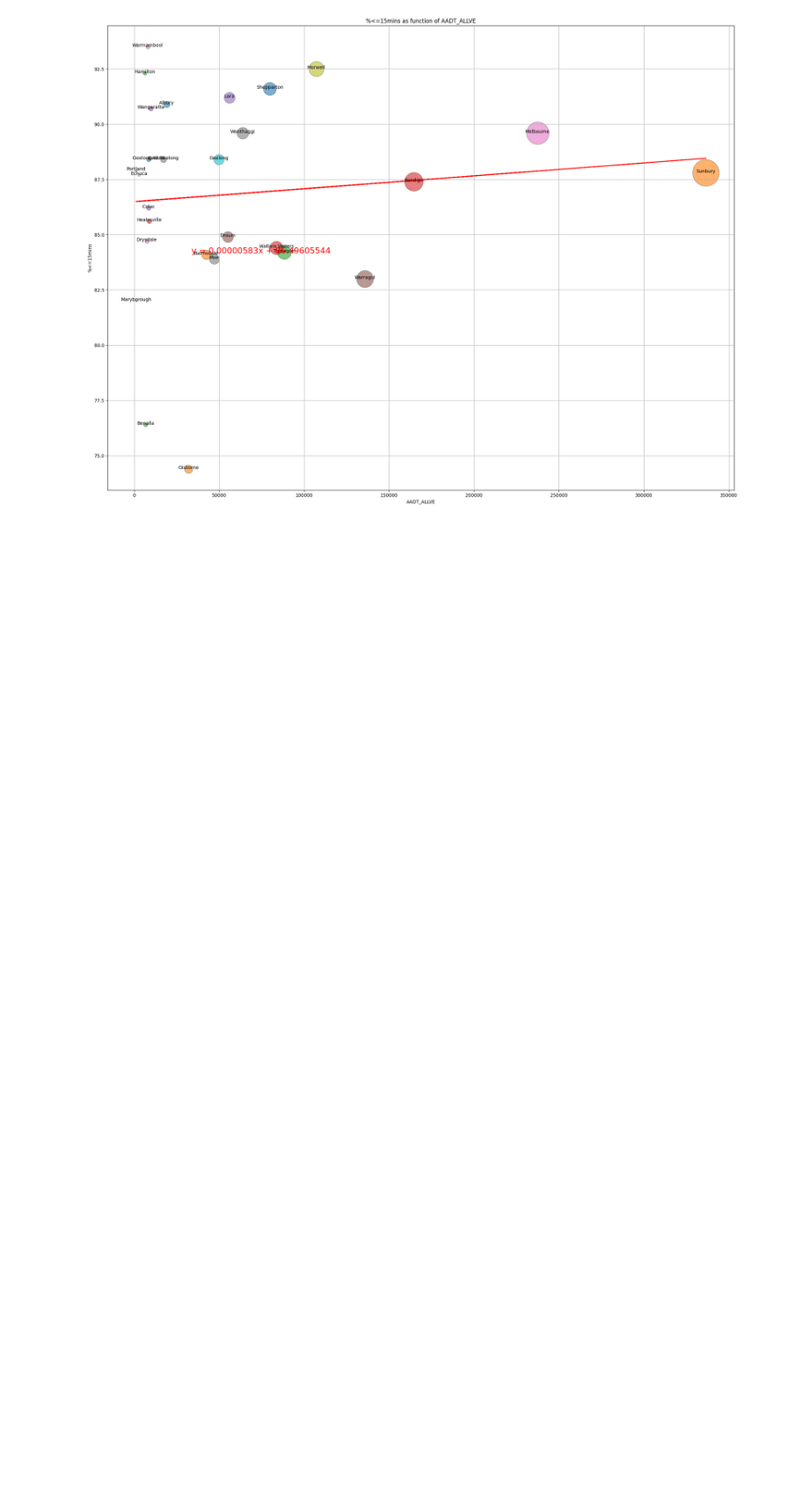
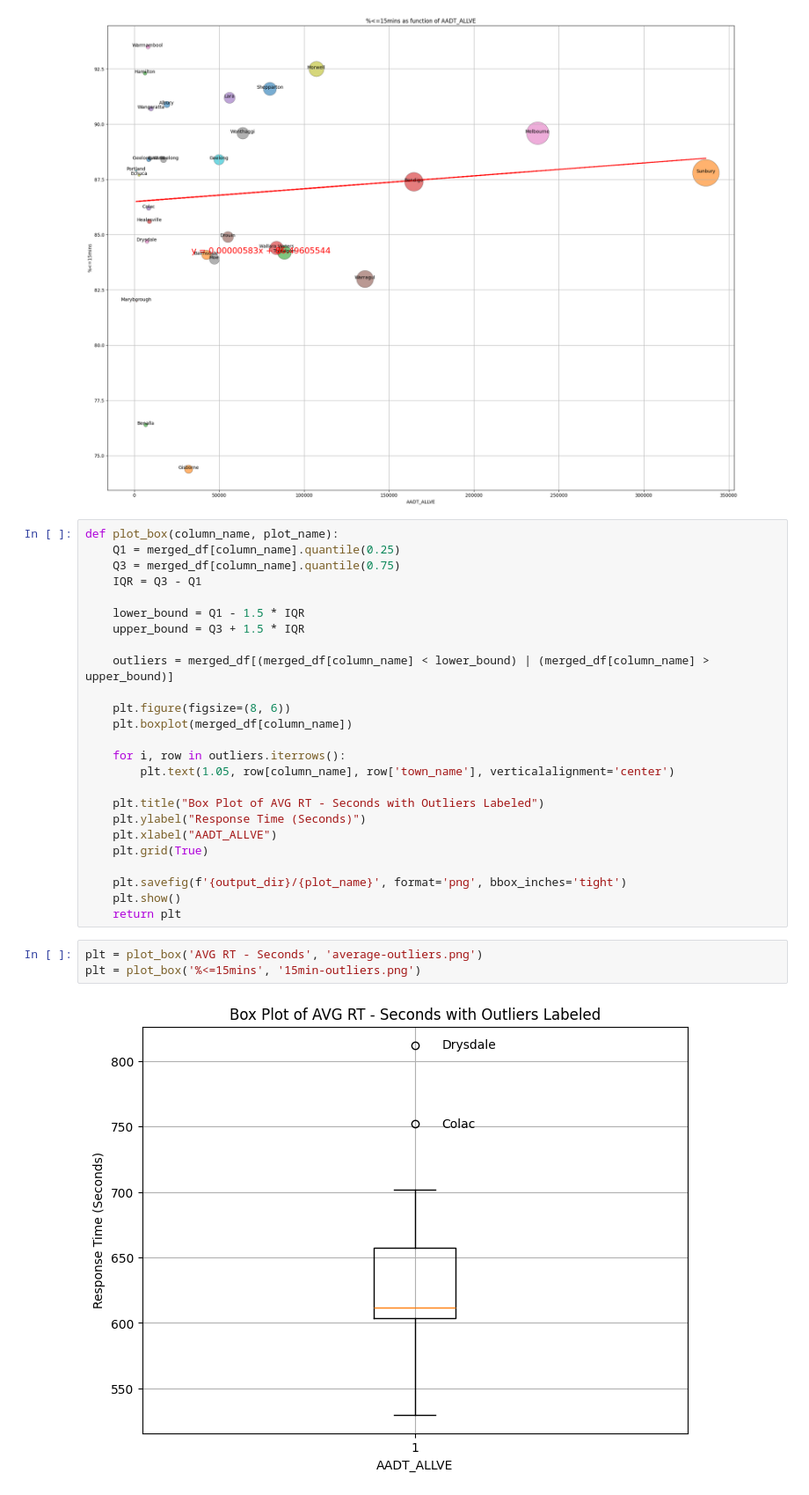
Before and after one commit to NatashaElliott/challenge-7, a Jupyter notebook: source/Traffic_Count_Locations.ipynb, the cells around one changed output. Shown at 88% size. Drawn from its saved outputs; the diff is of its cells as text; blank space fills up the shorter version.

Commit message:
plot & save boxplot for outliers

```diff
--- a/source/Traffic_Count_Locations.ipynb
+++ b/source/Traffic_Count_Locations.ipynb
@@ -435,3 +435,33 @@ plt.tight_layout()
 plt.savefig(f'{output_dir}/15min-response-time-per-traffic-count.png')
 # %% [output]
 [figure]
+# %%
+def plot_box(column_name, plot_name):
+    Q1 = merged_df[column_name].quantile(0.25)
+    Q3 = merged_df[column_name].quantile(0.75)
+    IQR = Q3 - Q1
+
+    lower_bound = Q1 - 1.5 * IQR
+    upper_bound = Q3 + 1.5 * IQR
+
+    outliers = merged_df[(merged_df[column_name] < lower_bound) | (merged_df[column_name] > upper_bound)]
+
+    plt.figure(figsize=(8, 6))
+    plt.boxplot(merged_df[column_name])
+
+    for i, row in outliers.iterrows():
+        plt.text(1.05, row[column_name], row['town_name'], verticalalignment='center')
+
+    plt.title("Box Plot of AVG RT - Seconds with Outliers Labeled")
+    plt.ylabel("Response Time (Seconds)")
+    plt.xlabel("AADT_ALLVE")
+    plt.grid(True)
+
+    plt.savefig(f'{output_dir}/{plot_name}', format='png', bbox_inches='tight')
+    plt.show()
+    return plt
+# %%
+plt = plot_box('AVG RT - Seconds', 'average-outliers.png')
+plt = plot_box('%<=15mins', '15min-outliers.png')
+# %% [output]
+[figure, added]
```
Also changed, not shown: parts of 3 cells of this notebook.
